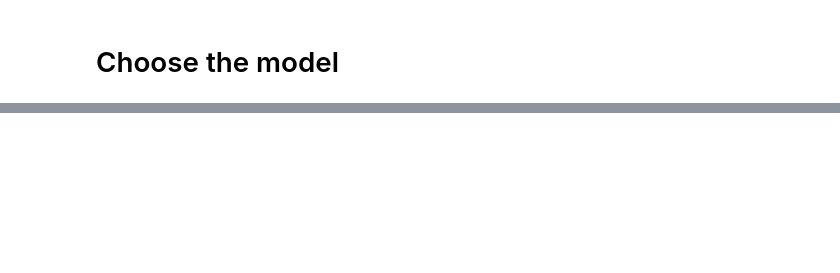
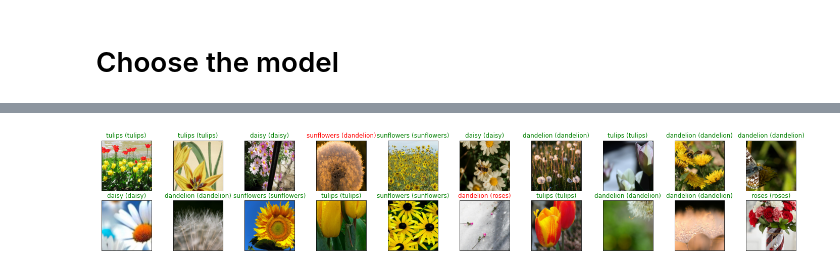
Before and after one commit to Shay9000/Flower-classification, a Jupyter notebook: Flower_classification.ipynb, the cells around one changed output, grey strips where cells are left out. Saved outputs shown, nothing was run; the diff lists cells and outputs as text; code cells hidden in the pictures; blank space fills up the shorter version.

```diff
--- a/Flower_classification.ipynb
+++ b/Flower_classification.ipynb
@@ -96,0 +293,14 @@ VGG(
+# %%
+import torch_optimizer as optim
+# Load the pretrained model from pytorch
+vgg16 = models.vgg16(pretrained=True)
+
+# Freeze training for all "features" layers
+for param in vgg16.features.parameters():
+    param.requires_grad = False
+
+# specify loss function (categorical cross-entropy)
+criterion = nn.CrossEntropyLoss()
+
+# specify optimizer (stochastic gradient descent) and learning rate = 0.001
+optimizer = optim.Adahessian(vgg16.classifier.parameters(), lr=0.001)
@@ -96,0 +406,25 @@ VGG(
+# %%
+# obtain one batch of test images
+dataiter = iter(test_loader)
+images, labels = dataiter.next()
+images.numpy()
+
+# move model inputs to cuda, if GPU available
+if train_on_gpu:
+    images = images.cuda()
+
+# get sample outputs
+output = vgg16(images)
+# convert output probabilities to predicted class
+_, preds_tensor = torch.max(output, 1)
+preds = np.squeeze(preds_tensor.numpy()) if not train_on_gpu else np.squeeze(preds_tensor.cpu().numpy())
+
+# plot the images in the batch, along with predicted and true labels
+fig = plt.figure(figsize=(25, 4))
+for idx in np.arange(20):
+    ax = fig.add_subplot(2, 20/2, idx+1, xticks=[], yticks=[])
+    plt.imshow(np.transpose(images[idx].cpu(), (1, 2, 0)))
+    ax.set_title("{} ({})".format(classes[preds[idx]], classes[labels[idx]]),
+                 color=("green" if preds[idx]==labels[idx].item() else "red"))
+# %% [output]
+[figure, added]
```
Also changed, not shown: parts of 19 cells of this notebook.
